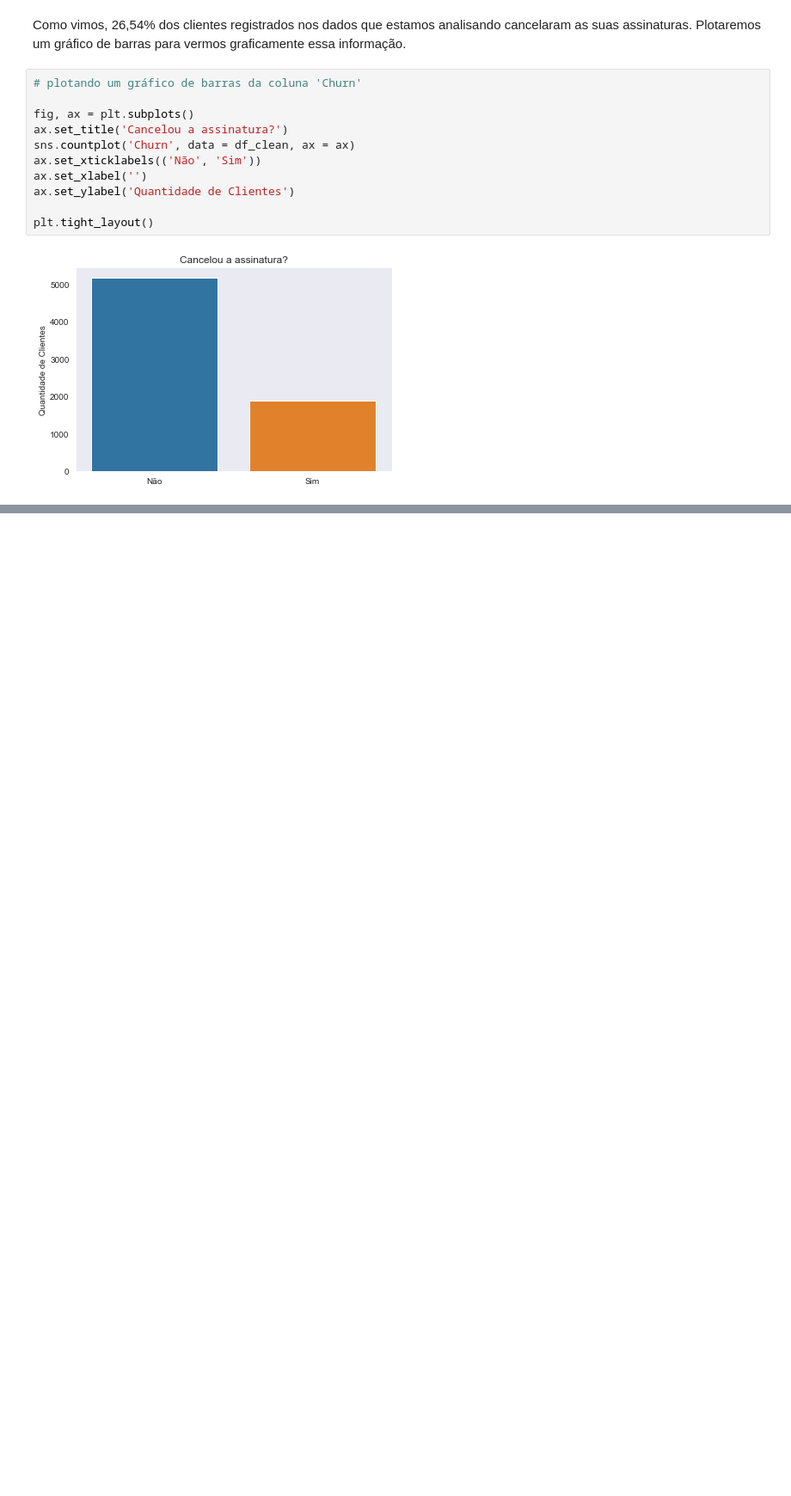
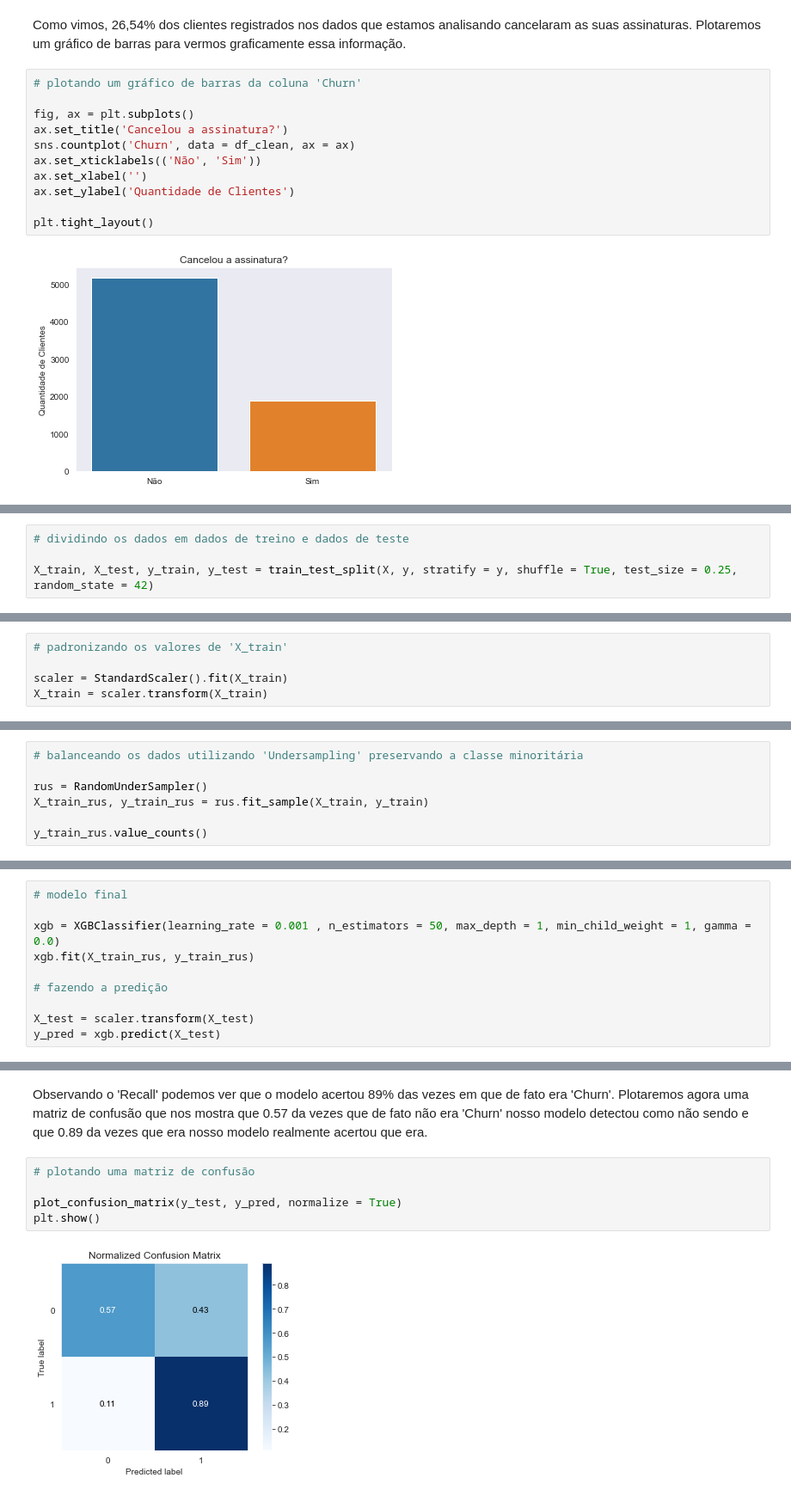
Before and after one commit to henriqueschwabg/data_science, a Jupyter notebook: Churn_Prediction.ipynb, the cells around one changed output, grey strips where cells are left out. Shown at 86% size. Saved outputs shown, nothing was run; the diff lists cells and outputs as text; blank space fills up the shorter version.

```diff
--- a/Churn_Prediction.ipynb
+++ b/Churn_Prediction.ipynb
@@ -447,0 +521,4 @@ df_clean.to_csv('datasets/churn_cleaned.csv', index = False)
+# %%
+# dividindo os dados em dados de treino e dados de teste
+
+X_train, X_test, y_train, y_test = train_test_split(X, y, stratify = y, shuffle = True, test_size = 0.25, random_state = 42)
@@ -447,0 +556,5 @@ df_clean.to_csv('datasets/churn_cleaned.csv', index = False)
+# %%
+# padronizando os valores de 'X_train'
+
+scaler = StandardScaler().fit(X_train)
+X_train = scaler.transform(X_train)
@@ -447,0 +563,7 @@ df_clean.to_csv('datasets/churn_cleaned.csv', index = False)
+# %%
+# balanceando os dados utilizando 'Undersampling' preservando a classe minoritária
+
+rus = RandomUnderSampler()
+X_train_rus, y_train_rus = rus.fit_sample(X_train, y_train)
+
+y_train_rus.value_counts()
@@ -447,0 +699,10 @@ df_clean.to_csv('datasets/churn_cleaned.csv', index = False)
+# %%
+# modelo final
+
+xgb = XGBClassifier(learning_rate = 0.001 , n_estimators = 50, max_depth = 1, min_child_weight = 1, gamma = 0.0)
+xgb.fit(X_train_rus, y_train_rus)
+
+# fazendo a predição
+
+X_test = scaler.transform(X_test)
+y_pred = xgb.predict(X_test)
@@ -447,0 +724,9 @@ df_clean.to_csv('datasets/churn_cleaned.csv', index = False)
+# %% [markdown]
+Observando o 'Recall' podemos ver que o modelo acertou 89% das vezes em que de fato era 'Churn'. Plotaremos agora uma matriz de confusão que nos mostra que 0.57 da vezes que de fato não era 'Churn' nosso modelo detectou como não sendo e que 0.89 da vezes que era nosso modelo realmente acertou que era.
+# %%
+# plotando uma matriz de confusão
+
+plot_confusion_matrix(y_test, y_pred, normalize = True)
+plt.show()
+# %% [output]
+[figure, added]
```
Also changed, not shown: parts of 36 cells of this notebook.
